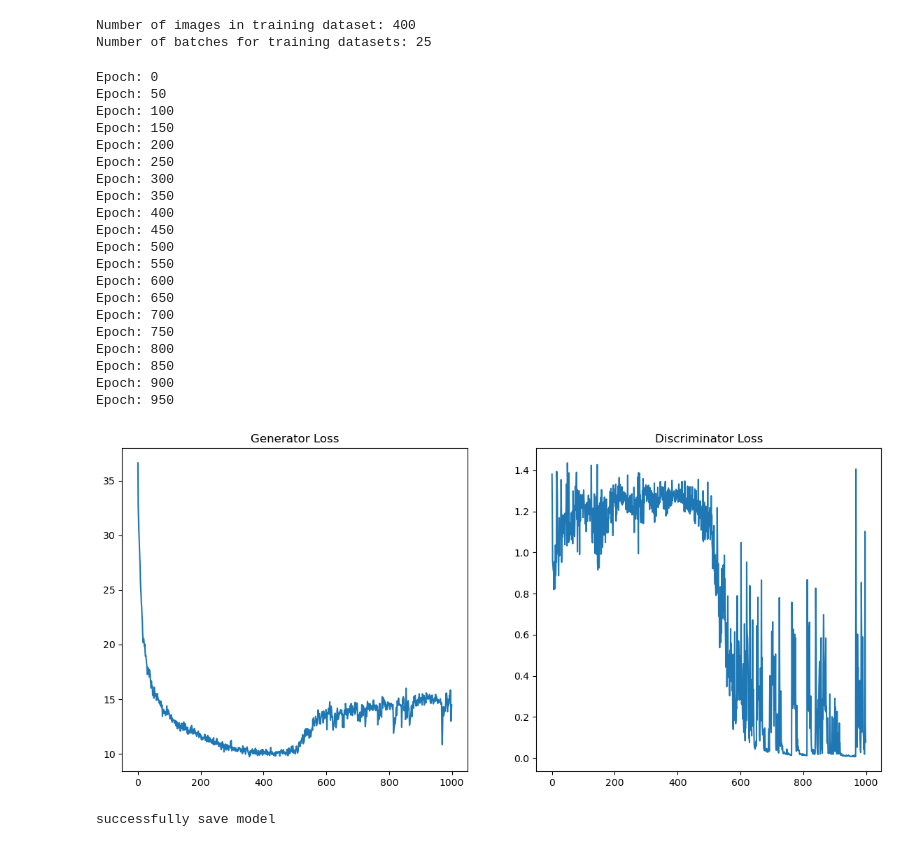
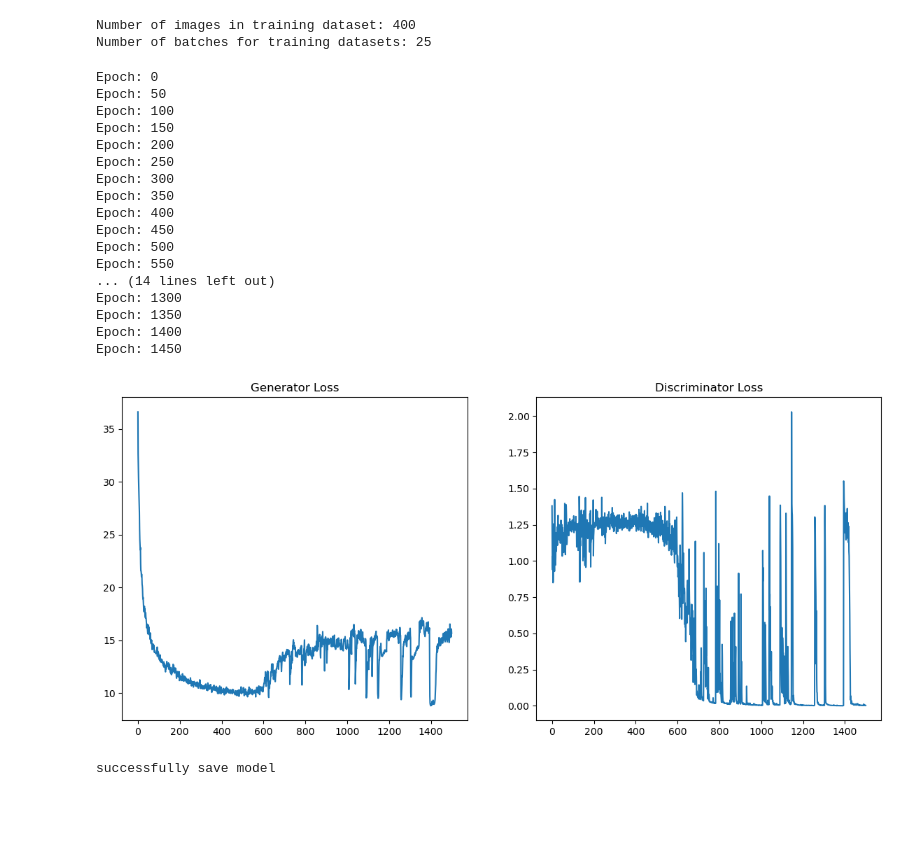
Before and after one commit to albertkao227/img2img-translation, a Jupyter notebook: pix2pix/pix2pix_simple.ipynb, the cells around one changed output. Saved outputs shown, nothing was run; the diff lists cells and outputs as text; code cells hidden in the pictures; blank space fills up the shorter version.

```diff
--- a/pix2pix/pix2pix_simple.ipynb
+++ b/pix2pix/pix2pix_simple.ipynb
@@ -298,30 +309,27 @@ def train_loop(train_dl, G, D, num_epoch, lr=0.0002, betas=(0.5, 0.999)):
 # %%
 G = Generator()
 D = Discriminator()
-EPOCH = 1000
+EPOCH = 1500
 trained_G, trained_D = train_loop(train_dl, G, D, EPOCH)
 # %% [output]
 Epoch: 0
 Epoch: 50
 Epoch: 100
 Epoch: 150
 Epoch: 200
 Epoch: 250
 Epoch: 300
 Epoch: 350
 Epoch: 400
 Epoch: 450
 Epoch: 500
 Epoch: 550
-Epoch: 600
-Epoch: 650
-Epoch: 700
-Epoch: 750
-Epoch: 800
-Epoch: 850
-Epoch: 900
-Epoch: 950
+... (14 lines left out)
+Epoch: 1300
+Epoch: 1350
+Epoch: 1400
+Epoch: 1450
-[figure, old version]
+[figure, new version]
 successfully save model
 # %%
 def load_model(name):
```
Also changed, not shown: parts of 5 cells of this notebook, 1 other file.
